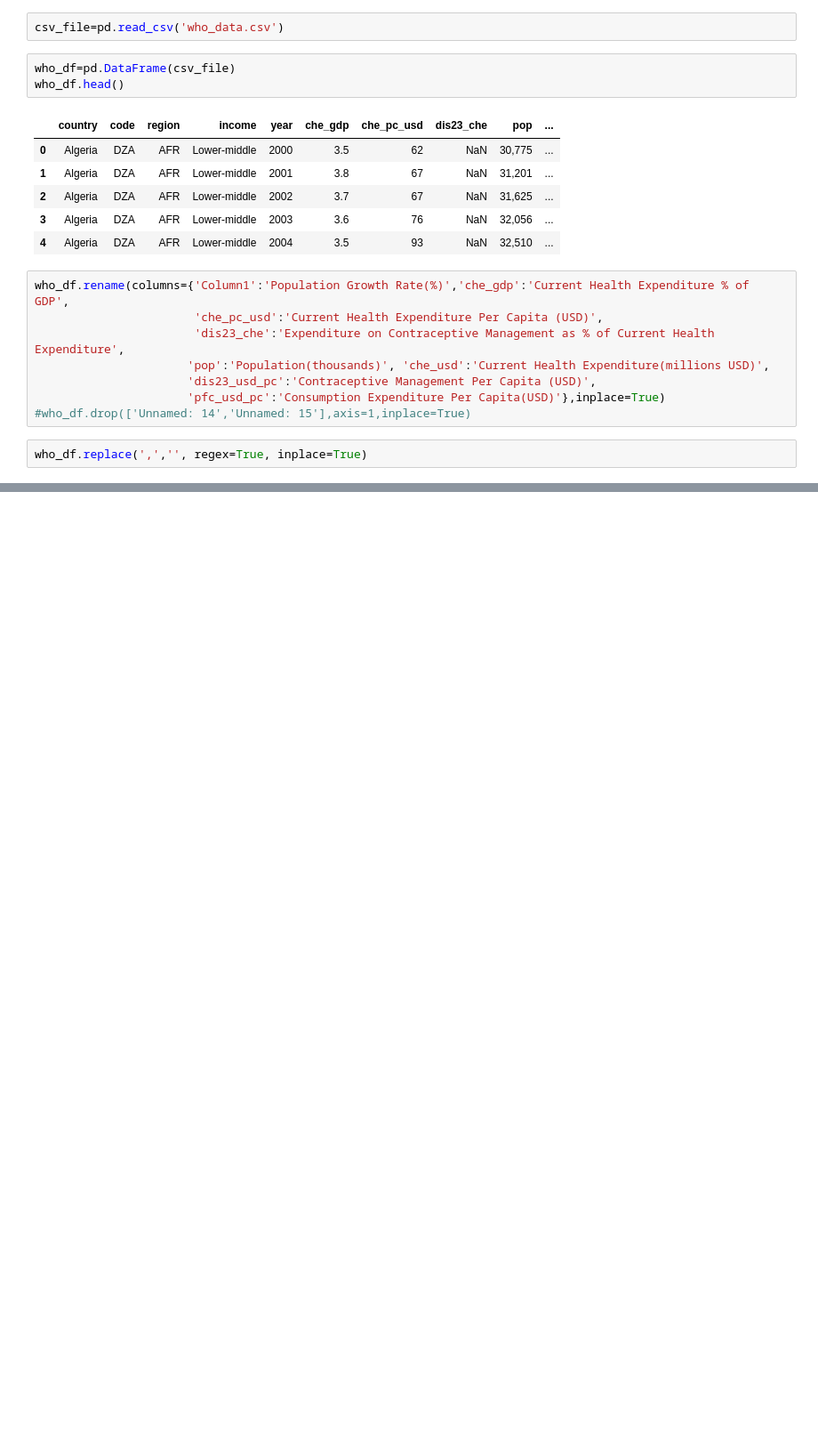
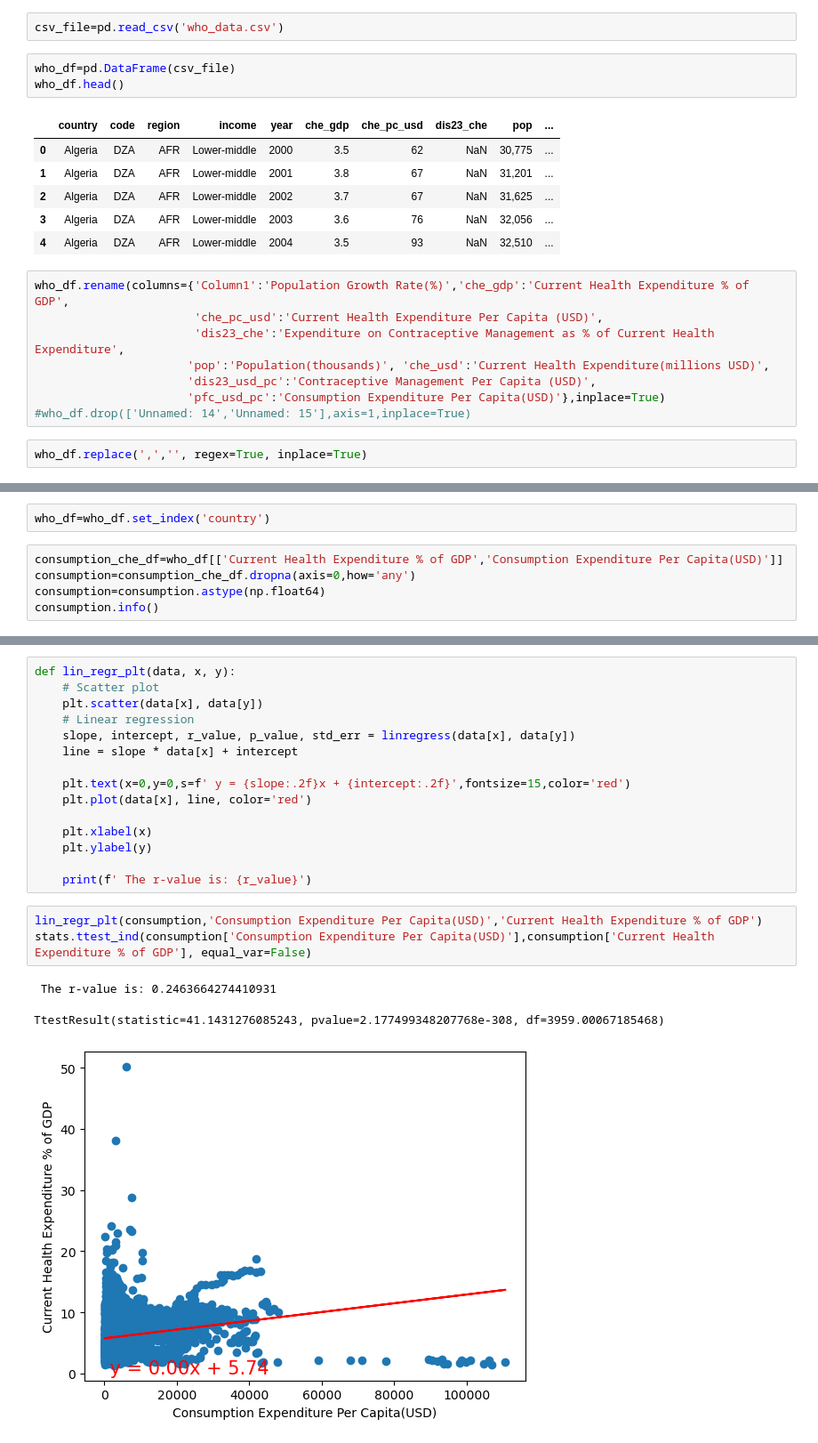
Before and after one commit to destnee76/Project_DJLR, a Jupyter notebook: Project_1.ipynb, the cells around one changed output, grey strips where cells are left out. Shown at 89% size. Cells and saved outputs as stored; diff of their text form; blank space fills up the shorter version.

```diff
--- a/Project_1.ipynb
+++ b/Project_1.ipynb
@@ -93,0 +83,7 @@ dtype: int64
+# %%
+who_df=who_df.set_index('country')
+# %%
+consumption_che_df=who_df[['Current Health Expenditure % of GDP','Consumption Expenditure Per Capita(USD)']]
+consumption=consumption_che_df.dropna(axis=0,how='any')
+consumption=consumption.astype(np.float64)
+consumption.info()
@@ -93,0 +100,22 @@ dtype: int64
+# %%
+def lin_regr_plt(data, x, y):
+    # Scatter plot
+    plt.scatter(data[x], data[y])
+    # Linear regression
+    slope, intercept, r_value, p_value, std_err = linregress(data[x], data[y])
+    line = slope * data[x] + intercept
+
+    plt.text(x=0,y=0,s=f' y = {slope:.2f}x + {intercept:.2f}',fontsize=15,color='red')
+    plt.plot(data[x], line, color='red')
+
+    plt.xlabel(x)
+    plt.ylabel(y)
+
+    print(f' The r-value is: {r_value}')
+# %%
+lin_regr_plt(consumption,'Consumption Expenditure Per Capita(USD)','Current Health Expenditure % of GDP')
+stats.ttest_ind(consumption['Consumption Expenditure Per Capita(USD)'],consumption['Current Health Expenditure % of GDP'], equal_var=False)
+# %% [output]
+ The r-value is: 0.2463664274410931
+TtestResult(statistic=41.1431276085243, pvalue=2.177499348207768e-308, df=3959.00067185468)
+[figure, added]
```
Also changed, not shown: parts of 8 cells of this notebook.
